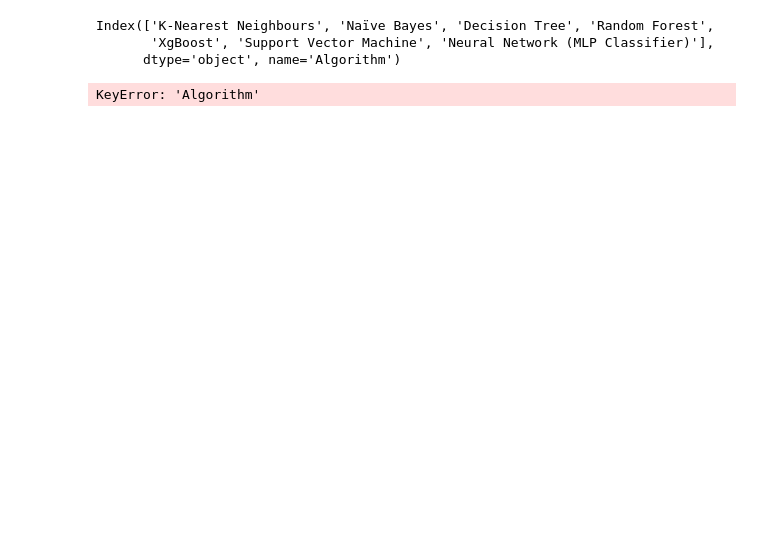
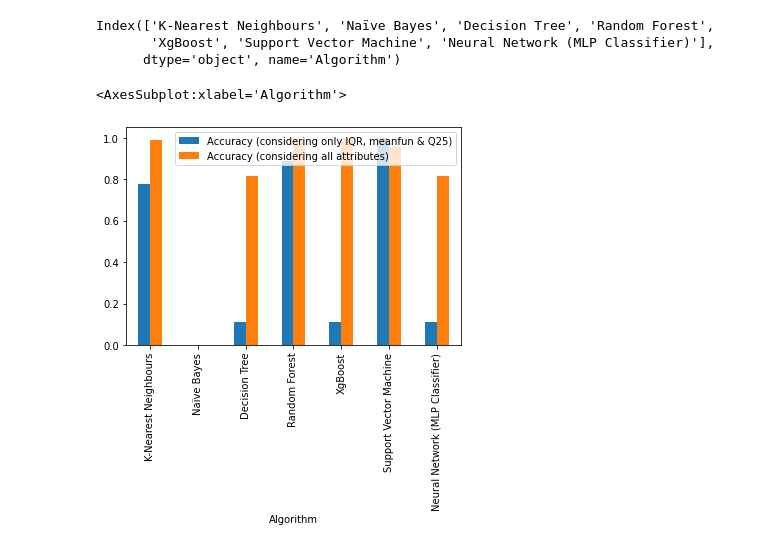
Before and after one commit to sagnikmitra/Gender_Recognition_by_Voice, a Jupyter notebook: gender-recognition-by-voice-ml-mini-project.ipynb, the cells around one changed output. Cells and saved outputs as stored; diff of their text form; code cells hidden in the pictures; blank space fills up the shorter version.

Commit message:
accli min max scaler

```diff
--- a/gender-recognition-by-voice-ml-mini-project.ipynb
+++ b/gender-recognition-by-voice-ml-mini-project.ipynb
@@ -605,12 +640,12 @@ print(accli.index)
 Index(['K-Nearest Neighbours', 'Naïve Bayes', 'Decision Tree', 'Random Forest',
        'XgBoost', 'Support Vector Machine', 'Neural Network (MLP Classifier)'],
       dtype='object', name='Algorithm')
-# %%
-# importing pandas library
-import pandas as pd
-# import matplotlib library
-import matplotlib.pyplot as plt
-%matplotlib inline
-accli.plot(x='Algorithm', y=['Accuracy (considering only IQR, meanfun & Q25)','Accuracy (considering all attributes)'], kind="bar")
-# %% [output]
-KeyError: 'Algorithm'
+# %%
+min_max_scaler = preprocessing.MinMaxScaler()
+# %%
+accli[["Accuracy (considering only IQR, meanfun & Q25)", "Accuracy (considering all attributes)"]] = min_max_scaler.fit_transform(accli[["Accuracy (considering only IQR, meanfun & Q25)", "Accuracy (considering all attributes)"]])
+# %%
+accli.plot.bar()
+# %% [output]
+<AxesSubplot:xlabel='Algorithm'>
+[figure, added]
```
Also changed, not shown: parts of 32 cells of this notebook.
